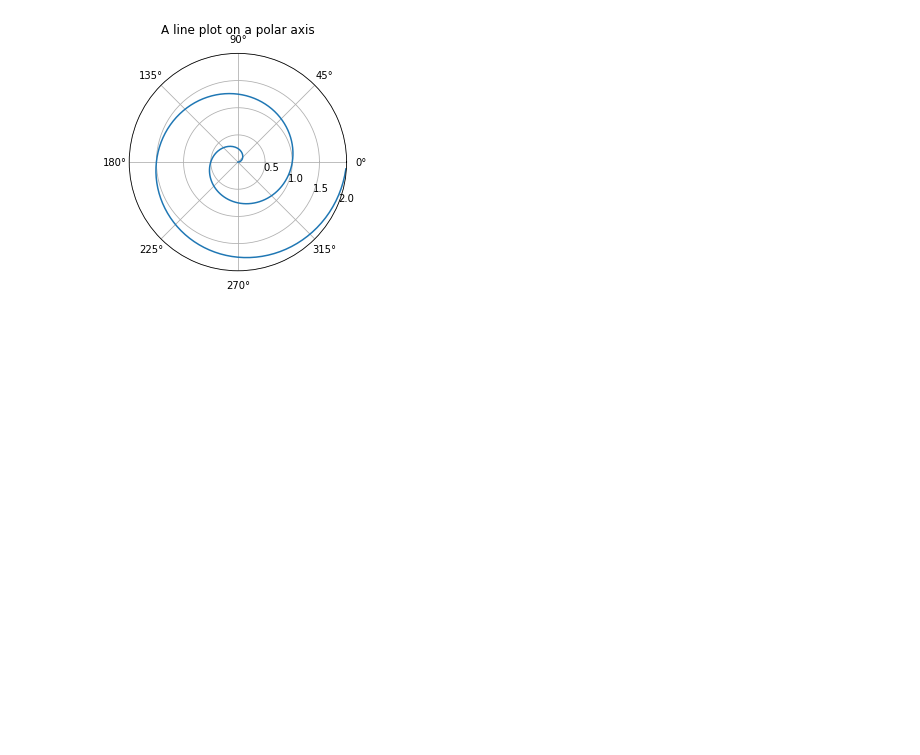
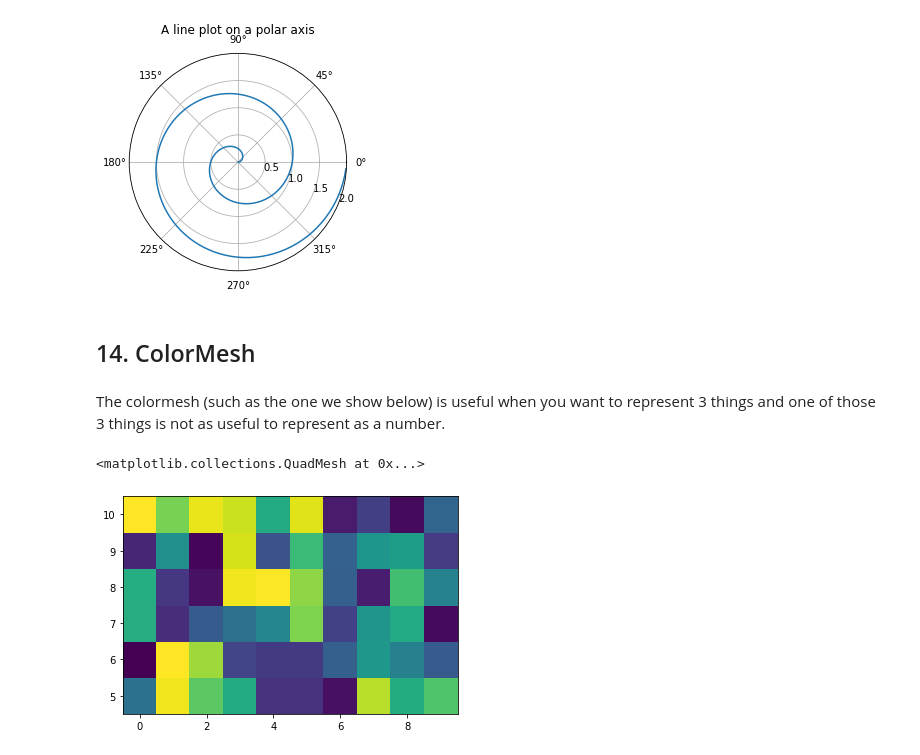
Before and after one commit to KrisMatrix/Data_Visualization, a Jupyter notebook: Data_Visualization_Tutorial.ipynb, the cells around one changed output. Drawn from its saved outputs; the diff is of its cells as text; code cells hidden in the pictures; blank space fills up the shorter version.

```diff
--- a/Data_Visualization_Tutorial.ipynb
+++ b/Data_Visualization_Tutorial.ipynb
@@ -647,3 +651,18 @@ ax.set_title("A line plot on a polar axis", va='bottom')
 plt.show()
 # %% [output]
 [figure]
+# %% [markdown]
+## 14. ColorMesh
+# %% [markdown]
+The colormesh (such as the one we show below) is useful when you want to represent 3 things and one of those 3 things is not as useful to represent as a number.
+# %%
+np.random.seed(42)
+Z = np.random.rand(6, 10)
+x = np.arange(-0.5, 10, 1)  # len = 11
+y = np.arange(4.5, 11, 1)  # len = 7
+
+fig, ax = plt.subplots()
+ax.pcolormesh(x, y, Z)
+# %% [output]
+<matplotlib.collections.QuadMesh at 0x...>
+[figure, added]
```
Also changed, not shown: parts of 11 cells of this notebook.
